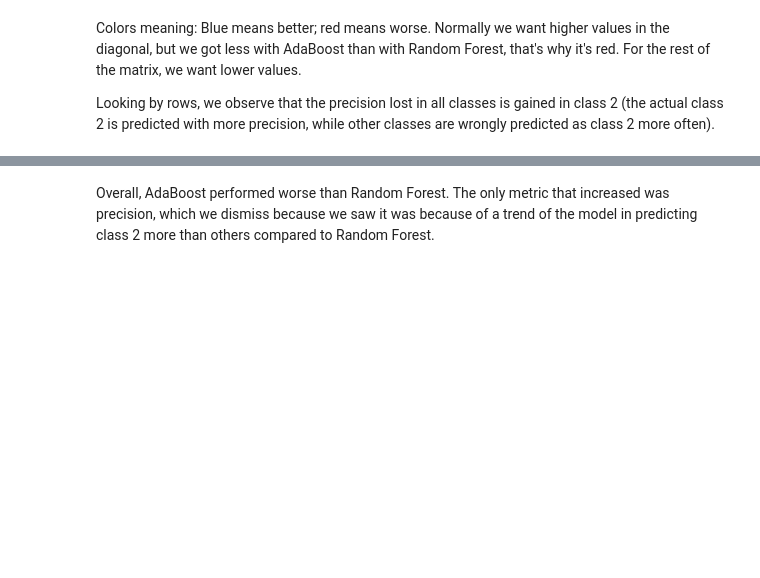
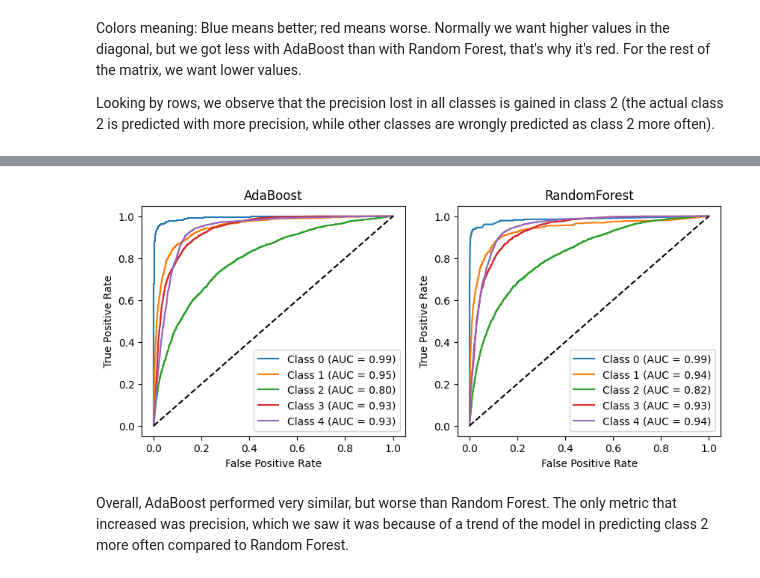
Before and after one commit to Pikurrot/ml-project-uab, a Jupyter notebook: analysis_ab.ipynb, the cells around one changed output, grey strips where cells are left out. Drawn from its saved outputs; the diff is of its cells as text; code cells hidden in the pictures; blank space fills up the shorter version.

```diff
--- a/analysis_ab.ipynb
+++ b/analysis_ab.ipynb
@@ -155,2 +197,9 @@ result_counts
+# %%
+fig, ax = plt.subplots(1, 2, figsize=(10, 4))
+model1.roc_curve(X_test, y_test, ax[0], "AdaBoost")
+model2.roc_curve(X_test, y_test, ax[1], "RandomForest")
+plt.show()
+# %% [output]
+[figure, added]
 # %% [markdown]
-Overall, AdaBoost performed worse than Random Forest. The only metric that increased was precision, which we dismiss because we saw it was because of a trend of the model in predicting class 2 more than others compared to Random Forest.
+Overall, AdaBoost performed very similar, but worse than Random Forest. The only metric that increased was precision, which we saw it was because of a trend of the model in predicting class 2 more often compared to Random Forest.
```
Also changed, not shown: parts of 12 cells of this notebook.
